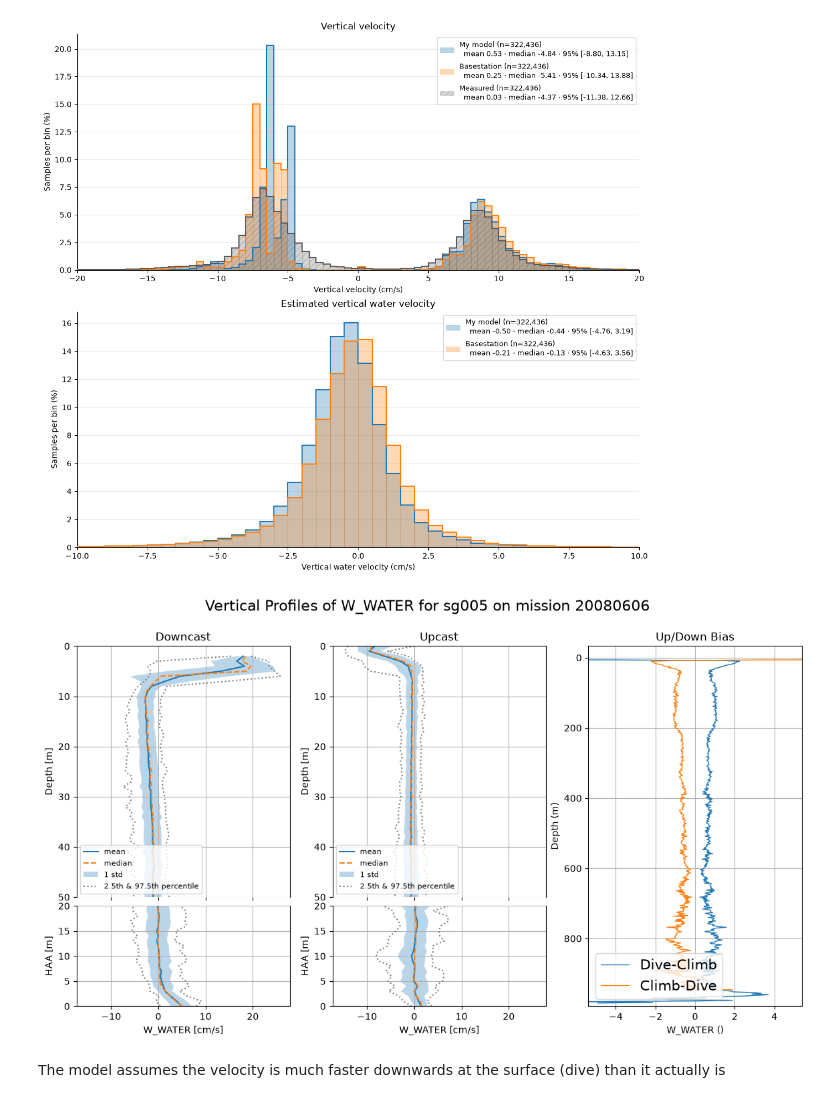
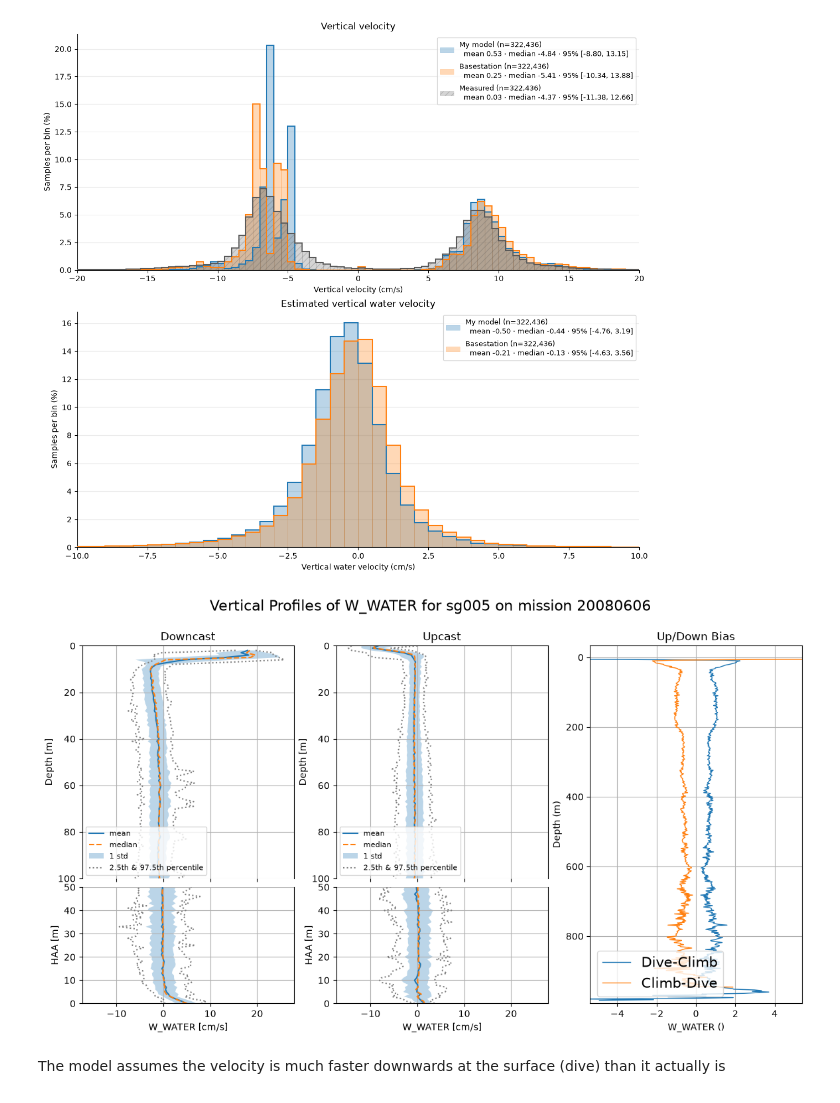
Before and after one commit to ocean-uhh/gliderflightOG1, a Jupyter notebook: notebooks/demo_newfm.ipynb, the cells around one changed output. Drawn from its saved outputs; the diff is of its cells as text; code cells hidden in the pictures.

```diff
--- a/notebooks/demo_newfm.ipynb
+++ b/notebooks/demo_newfm.ipynb
@@ -536,8 +536,8 @@ dive_hab_mean, dive_hab_median, dive_hab_std, dive_hab_p_low, dive_hab_p_high =
 # %%
 from glidertest import plots
 
-max_depth = 50
-max_hab = 20
+max_depth = 100
+max_hab = 50
 
 fig = plt.figure(figsize=(14, 7))
 gs = fig.add_gridspec(
@@ -590,34 +590,34 @@ for a, a_hab in zip((ax0, ax1), (ax0_hab, ax1_hab)):
     a_hab.set_ylim(0, max_hab)
     # Hide touching spines
     a.spines["bottom"].set_visible(False)
     a_hab.spines["top"].set_visible(False)
     a.tick_params(labelbottom=False)
     a.set_ylabel("Depth [m]")
     a_hab.set_ylabel("HAA [m]")
     a.grid()
     a_hab.grid()
     a_hab.set_xlabel(f"{var} [{unit}]")
     a.legend(loc = "lower left", fontsize=8)
     #a.set_xlim([-0.01, 0.01])
     #a.set_xlim([-40, 22])
 
 
 ax0.set_title("Downcast")
 ax1.set_title("Upcast")
 
 
 # Bias plot spans both rows
 ax2 = fig.add_subplot(gs[:, 2])
 ax2.set_title("Up/Down Bias")
 plots.plot_updown_bias(ds=ds, var=var, v_res=2, ax=ax2)
 
 ### add figure title
 fig.suptitle(f"Vertical Profiles of {var} for sg{ds.id.split('_')[0][2:5]} on mission {ds.id.split('_')[1][0:8]}", fontsize=16)
 
 save_path = "/Users/u302042/Desktop/Research_diary/Figures/Flightmodel/"
 #fig.savefig(f"{save_path}Profile_{var}_sg{ds.id.split('_')[0][2:5]}_{ds.id.split('_')[1][0:8]}.png", dpi=300, bbox_inches='tight')
 # %% [output]
-[figure, old version]
+[figure, new version]
 # %% [markdown]
 The model assumes the velocity is much faster downwards at the surface (dive) than it actually is
 # %%
```
